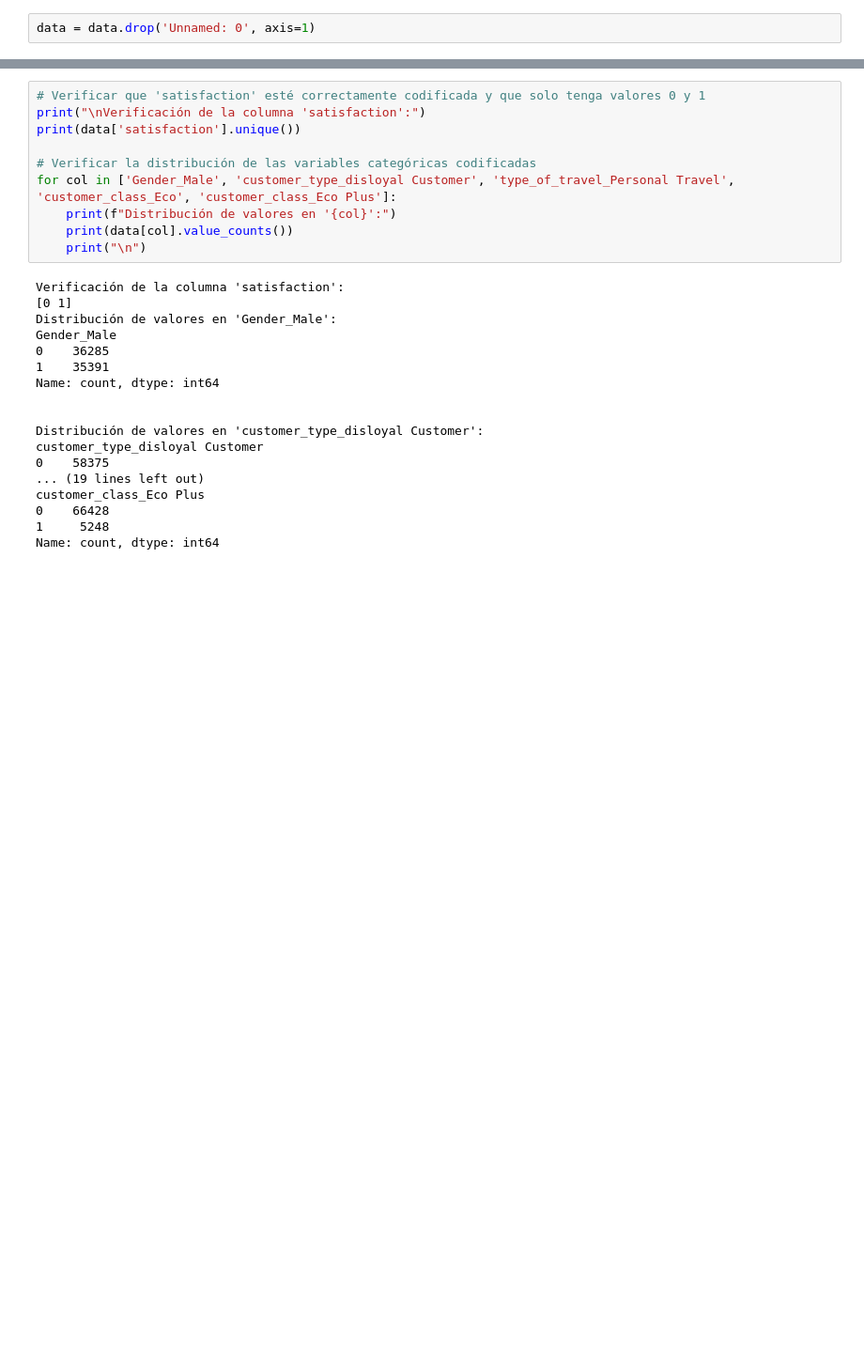
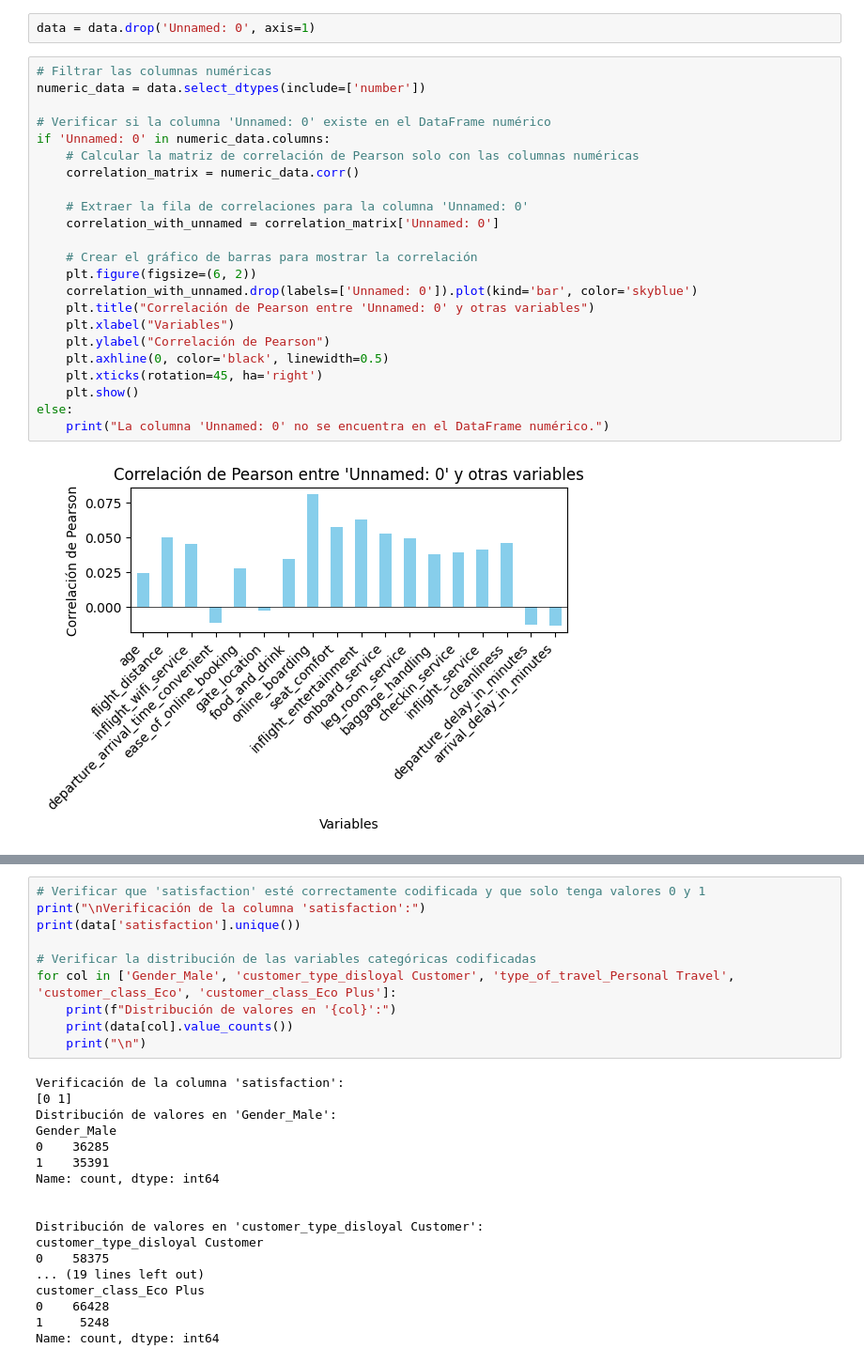
Before and after one commit to byrontorres/Customer_Satisfaction, a Jupyter notebook: ETL.ipynb, the cells around one changed output, grey strips where cells are left out. Shown: that part at 94% size. Drawn from its saved outputs; the diff is of its cells as text; blank space fills up the shorter version.

```diff
--- a/ETL.ipynb
+++ b/ETL.ipynb
@@ -73,2 +157,27 @@ Filas con valores nulos en 'arrival_delay_in_minutes' eliminadas.
 # %%
 data = data.drop('Unnamed: 0', axis=1)
+# %%
+# Filtrar las columnas numéricas
+numeric_data = data.select_dtypes(include=['number'])
+
+# Verificar si la columna 'Unnamed: 0' existe en el DataFrame numérico
+if 'Unnamed: 0' in numeric_data.columns:
+    # Calcular la matriz de correlación de Pearson solo con las columnas numéricas
+    correlation_matrix = numeric_data.corr()
+
+    # Extraer la fila de correlaciones para la columna 'Unnamed: 0'
+    correlation_with_unnamed = correlation_matrix['Unnamed: 0']
+
+    # Crear el gráfico de barras para mostrar la correlación
+    plt.figure(figsize=(6, 2))
+    correlation_with_unnamed.drop(labels=['Unnamed: 0']).plot(kind='bar', color='skyblue')
+    plt.title("Correlación de Pearson entre 'Unnamed: 0' y otras variables")
+    plt.xlabel("Variables")
+    plt.ylabel("Correlación de Pearson")
+    plt.axhline(0, color='black', linewidth=0.5)
+    plt.xticks(rotation=45, ha='right')
+    plt.show()
+else:
+    print("La columna 'Unnamed: 0' no se encuentra en el DataFrame numérico.")
+# %% [output]
+[figure, added]
```
Also changed, not shown: parts of 29 cells of this notebook, 17 other files.
